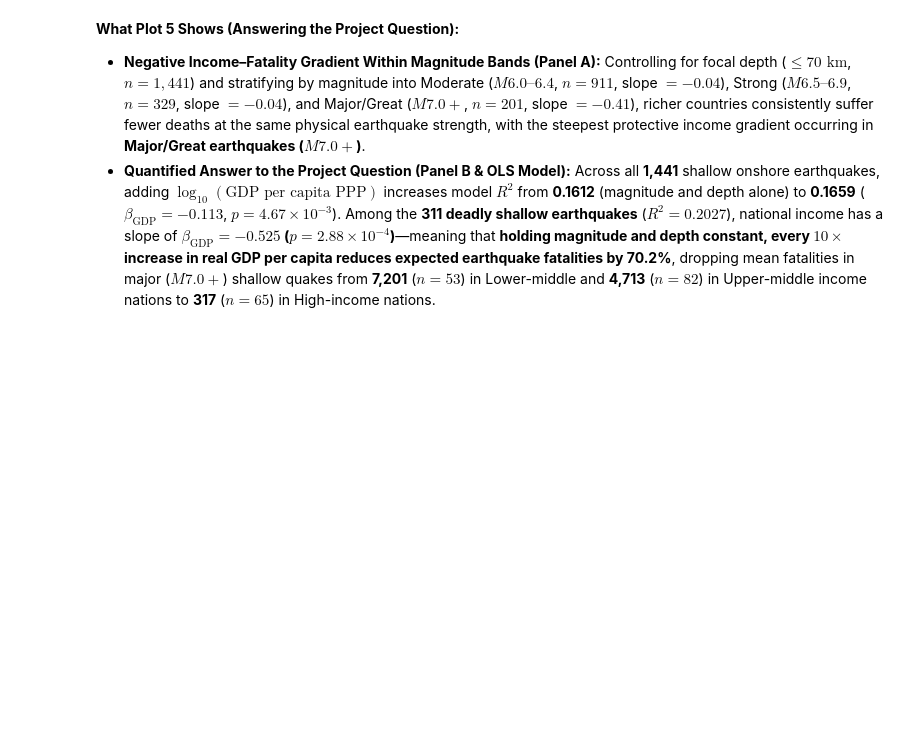
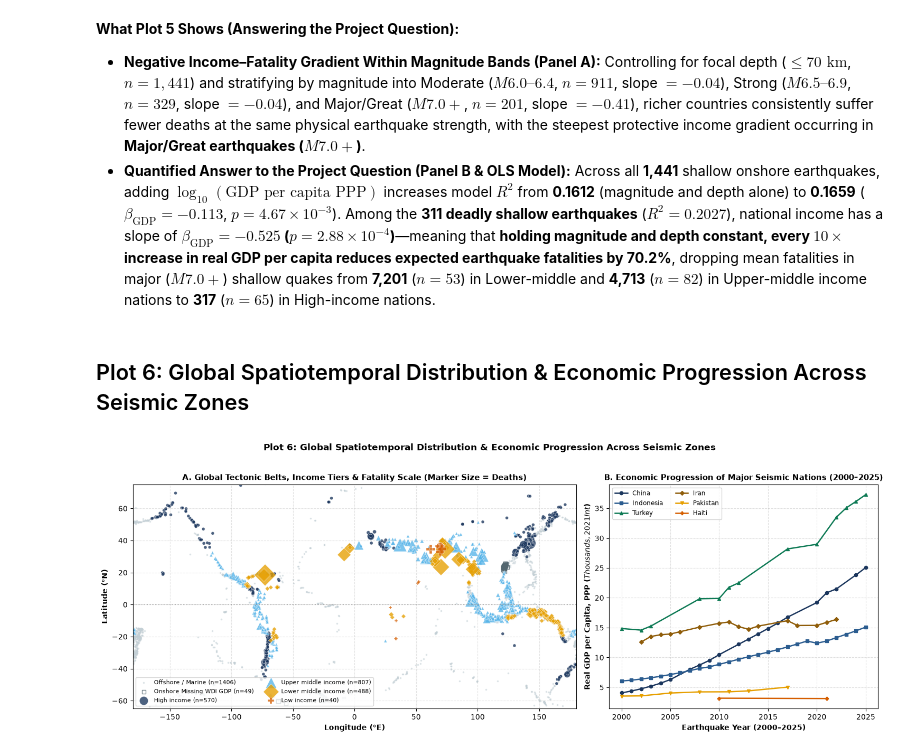
Before and after one commit to SilvernOak/DA2402_Project_Earthquakes, a Jupyter notebook: notebooks/04_visualisation.ipynb, the cells around one changed output. Drawn from its saved outputs; the diff is of its cells as text; code cells hidden in the pictures; blank space fills up the shorter version.

Commit message:
dashboard and plots

```diff
--- a/notebooks/04_visualisation.ipynb
+++ b/notebooks/04_visualisation.ipynb
@@ -361,3 +361,61 @@ print(f"   -> Holding magnitude and depth constant, a 10x increase in GDP per ca
 **What Plot 5 Shows (Answering the Project Question):**
 - **Negative Income–Fatality Gradient Within Magnitude Bands (Panel A):** Controlling for focal depth ($\le 70\text{ km}$, $n=1,441$) and stratifying by magnitude into Moderate ($M6.0–6.4$, $n=911$, slope $= -0.04$), Strong ($M6.5–6.9$, $n=329$, slope $= -0.04$), and Major/Great ($M7.0+$, $n=201$, slope $= -0.41$), richer countries consistently suffer fewer deaths at the same physical earthquake strength, with the steepest protective income gradient occurring in **Major/Great earthquakes ($M7.0+$)**.
 - **Quantified Answer to the Project Question (Panel B & OLS Model):** Across all **1,441** shallow onshore earthquakes, adding $\log_{10}(\text{GDP per capita PPP})$ increases model $R^2$ from **0.1612** (magnitude and depth alone) to **0.1659** ($\beta_{\text{GDP}} = -0.113$, $p = 4.67 \times 10^{-3}$). Among the **311 deadly shallow earthquakes** ($R^2 = 0.2027$), national income has a slope of **$\beta_{\text{GDP}} = -0.525$ ($p = 2.88 \times 10^{-4}$)**—meaning that **holding magnitude and depth constant, every $10\times$ increase in real GDP per capita reduces expected earthquake fatalities by 70.2%**, dropping mean fatalities in major ($M7.0+$) shallow quakes from **7,201** ($n=53$) in Lower-middle and **4,713** ($n=82$) in Upper-middle income nations to **317** ($n=65$) in High-income nations.
+# %% [markdown]
+## Plot 6: Global Spatiotemporal Distribution & Economic Progression Across Seismic Zones
+# %%
+# ==============================================================================
+# Plot 6: Spatiotemporal World Map of Earthquakes, Fatalities & GDP Progression
+# ==============================================================================
+fig, (ax1, ax2) = plt.subplots(1, 2, figsize=(15, 5.5), gridspec_kw={"width_ratios": [1.65, 1.0]})
+
+# Panel A: Global Epicenter Map Colored by Income Tier & Sized by Fatalities
+offshore_sub = df[df["country_iso3"] == "OFFSHORE"]
+missing_gdp_sub = df[(df["country_iso3"] != "OFFSHORE") & (~df["income_group"].isin(INCOME_ORDER))]
+
+ax1.scatter(offshore_sub["longitude"], offshore_sub["latitude"], c="#C3CFD5", s=10, alpha=0.45, marker=".", label=f"Offshore / Marine (n={len(offshore_sub)})")
+ax1.scatter(missing_gdp_sub["longitude"], missing_gdp_sub["latitude"], facecolors="none", edgecolors="#53666F", s=28, alpha=0.8, marker="s", label=f"Onshore Missing WDI GDP (n={len(missing_gdp_sub)})")
+
+inc_map_styles = {
+    "High income": ("#1B365D", "o"),
+    "Upper middle income": ("#56B4E9", "^"),
+    "Lower middle income": ("#E69F00", "D"),
+    "Low income": ("#D55E00", "P"),
+}
+for inc_lbl, (col, mrk) in inc_map_styles.items():
+    sub = df[df["income_group"] == inc_lbl]
+    sizes = 18 + (sub["log10_deaths"] ** 2.3) * 8.5
+    ax1.scatter(sub["longitude"], sub["latitude"], c=col, marker=mrk, s=sizes, alpha=0.78, edgecolors="white", linewidth=0.35, label=f"{inc_lbl} (n={len(sub)})")
+
+ax1.set_xlim(-180, 180)
+ax1.set_ylim(-65, 75)
+ax1.axhline(0, color="#888888", linestyle=":", linewidth=0.8)
+ax1.set_xlabel("Longitude (°E)", fontsize=10, fontweight="bold")
+ax1.set_ylabel("Latitude (°N)", fontsize=10, fontweight="bold")
+ax1.set_title("A. Global Tectonic Belts, Income Tiers & Fatality Scale (Marker Size = Deaths)", fontsize=10.5, fontweight="bold")
+ax1.legend(loc="lower left", frameon=True, fontsize=7.8, ncol=2)
+ax1.grid(True, linestyle="--", alpha=0.35)
+
+# Panel B: GDP per Capita Progression (2000 -> 2025) in Key Seismic Countries
+key_countries = ["China", "Indonesia", "Turkey", "Iran", "Pakistan", "Haiti"]
+palette_key = ["#1B365D", "#2B5C8F", "#0E7A55", "#8F5D0A", "#E69F00", "#D55E00"]
+markers_key = ["o", "s", "^", "D", "v", "P"]
+
+for c_name, col, mrk in zip(key_countries, palette_key, markers_key):
+    c_sub = df[(df["country_clean"] == c_name) & (df["gdp_per_capita_ppp_constant_2021"].notna())].sort_values("year")
+    if not c_sub.empty:
+        yr_gdp = c_sub.groupby("year")["gdp_per_capita_ppp_constant_2021"].mean()
+        ax2.plot(yr_gdp.index, yr_gdp.values / 1000.0, color=col, marker=mrk, markersize=4.5, linewidth=1.8, label=c_name)
+
+ax2.set_xlabel("Earthquake Year (2000–2025)", fontsize=10, fontweight="bold")
+ax2.set_ylabel("Real GDP per Capita, PPP ($ Thousands, 2021 Int$)", fontsize=10, fontweight="bold")
+ax2.set_title("B. Economic Progression of Major Seismic Nations (2000–2025)", fontsize=10.5, fontweight="bold")
+ax2.legend(loc="upper left", frameon=True, fontsize=8.5, ncol=2)
+ax2.grid(True, linestyle="--", alpha=0.4)
+
+fig.suptitle("Plot 6: Global Spatiotemporal Distribution & Economic Progression Across Seismic Zones", fontsize=12.5, fontweight="bold", y=1.02)
+plt.tight_layout()
+plt.savefig("reports/figures/plot6_world_map_progression.png", dpi=300, bbox_inches="tight")
+plt.show()
+# %% [output]
+[figure, added]
```
Also changed, not shown: parts of 4 cells of this notebook, 42 other files.
